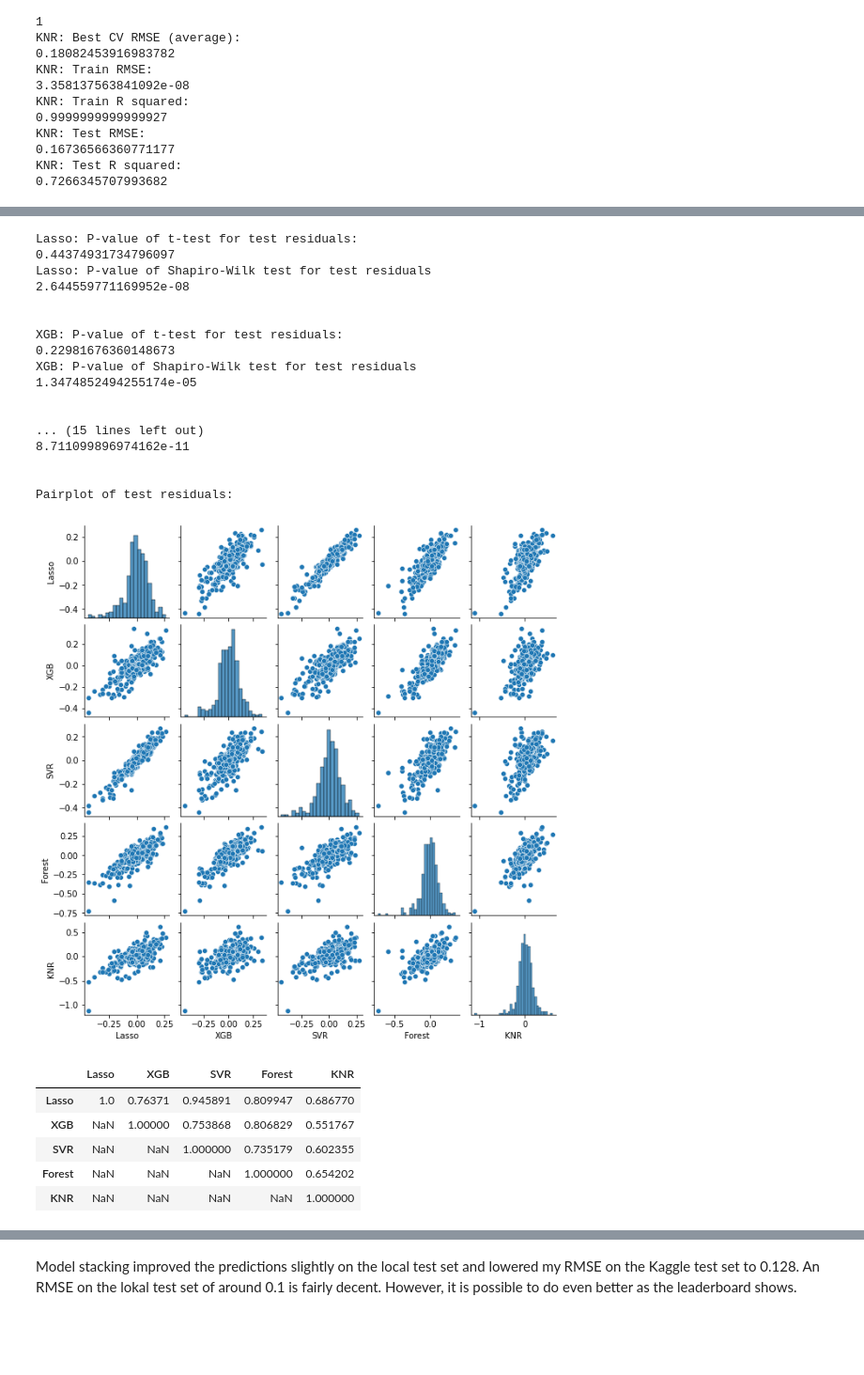
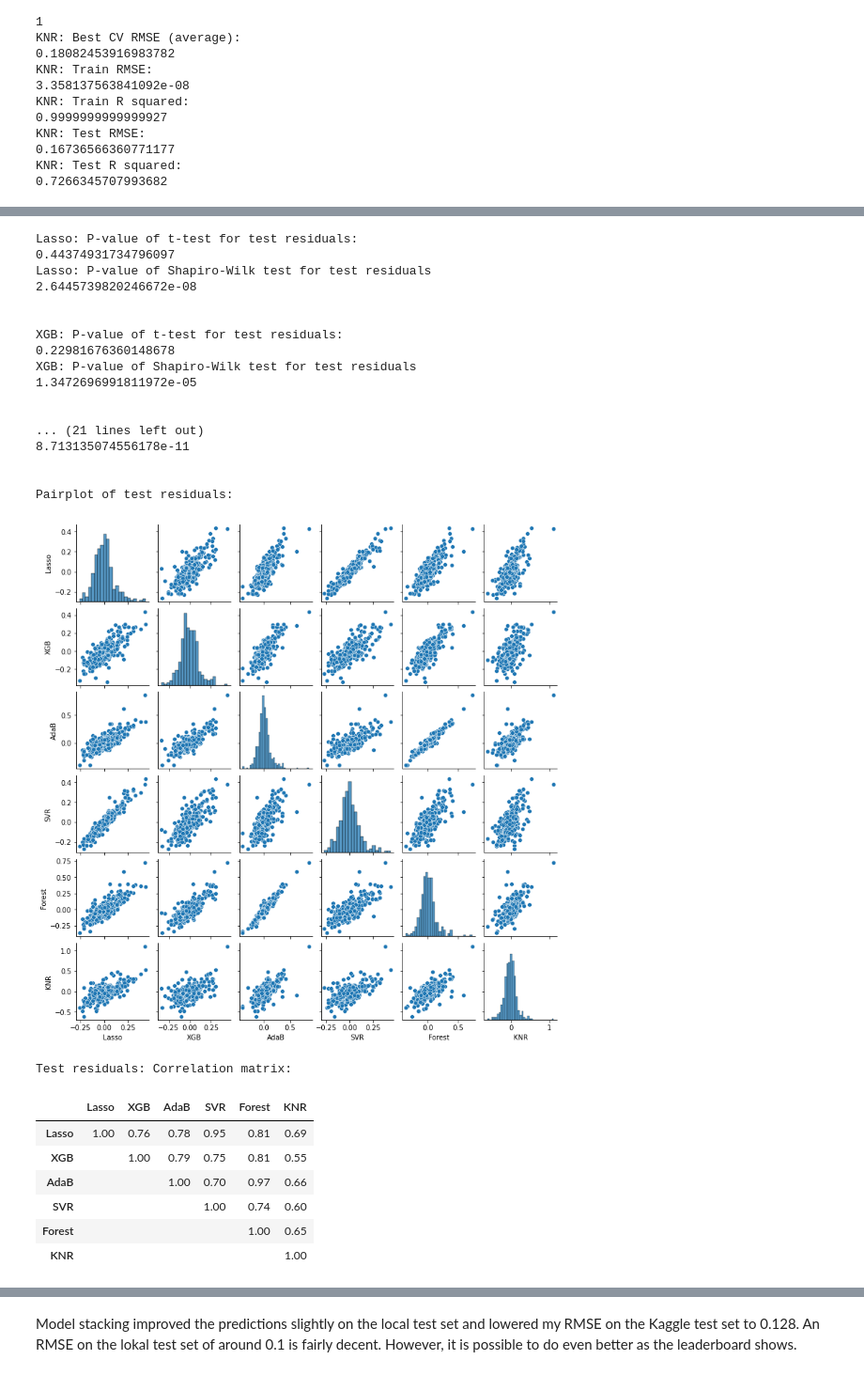
Before and after one commit to LuckyChapeau/kaggle-house-prices, a Jupyter notebook: House_Prices_Comp_Kaggle_LTs.ipynb, the cells around one changed output, grey strips where cells are left out. Shown at 94% size. Cells and saved outputs as stored; diff of their text form; code cells hidden in the pictures; blank space fills up the shorter version.

```diff
--- a/House_Prices_Comp_Kaggle_LTs.ipynb
+++ b/House_Prices_Comp_Kaggle_LTs.ipynb
@@ -794,7 +798,7 @@ params = {
 
 # Init and run GridSearcher
 gridCV = GridSearchCV(
-    xgb_pipe,
+    estimator=xgb_pipe,
     param_grid=params,
     cv=kfold,
     scoring="neg_root_mean_squared_error",
@@ -842,15 +846,15 @@ Mostly I was interested in seeing if XGBoost's base trees can exploit any non-li
 
 In comparison to XGBoost, let's also try out sklearn's AdaBoostRegressor.
 # %%
-###### Fit AdaBoost ######
+###### AdaBoost ######
 # Init the base estimator
 tree_regressor = DecisionTreeRegressor(max_depth=10)
 
 # Init the AdaBoost regressor
 ada = AdaBoostRegressor(
     base_estimator=tree_regressor,
-    learning_rate=0.001,
-    loss='square',
+    learning_rate=1,
+    loss="exponential",
     random_state=10,
 )
 
@@ -862,13 +866,13 @@ ada_pipe = Pipeline([("preprocessor", preprocessor), ("ada", ada)])
 
 # Init param grid
 params = {
-    "ada__n_estimators": [500, 750],
-    "preprocessor__categorical__target_encoder__smoothing": [None, 2, 5],
+    "ada__n_estimators": [100, 150, 200],
+    "preprocessor__categorical__target_encoder__smoothing": [None, 5],
 }
 
 # Init and run GridSearcher
 gridCV = GridSearchCV(
-    ada_pipe,
+    estimator=ada_pipe,
     param_grid=params,
     cv=kfold,
     scoring="neg_root_mean_squared_error",
@@ -912,7 +916,7 @@ AdaBoost performs decently, but is not able to reach XGBoost's results.
 
 Another linear model. Using a polynomial kernel (and RBF kernel) earned me a very bad RMSE on Kaggle. That is why I decided to stick with a linear kernel. Interestingly, the non-linear kernels showed a rather good performance on the local test data.
 # %%
-###### Fit Linear SVR ######
+###### Linear SVR ######
 # Init the linear support vector regressor
 svr = LinearSVR(
     tol=1e-4, dual=False, loss="squared_epsilon_insensitive", random_state=7
@@ -933,7 +937,7 @@ params = {
 
 # Init and run GridSearcher
 gridCV = GridSearchCV(
-    svr_pipe,
+    estimator=svr_pipe,
     param_grid=params,
     cv=kfold,
     scoring="neg_root_mean_squared_error",
@@ -1003,7 +1007,7 @@ params = {
 
 # Init and run GridSearcher
 gridCV = GridSearchCV(
-    forest_pipe,
+    estimator=forest_pipe,
     param_grid=params,
     cv=kfold,
     scoring="neg_root_mean_squared_error",
@@ -1118,17 +1122,25 @@ Analysis of the test residuals reveals the following:
 def one_sample_t_test(x, h0=0, two_sided=False):
     std_x = np.std(x)
     mean_x = np.mean(x)
-    t_stat = np.sqrt(len(x)) * (mean_x - h0)/std_x
-    p_value = stats.t.cdf(t_stat, df=len(x)-1)
+    t_stat = np.sqrt(len(x)) * (mean_x - h0) / std_x
+    p_value = stats.t.cdf(t_stat, df=len(x) - 1)
     p_value = min([p_value, 1 - p_value])
     if two_sided:
-        p_value = 2*p_value
+        p_value = 2 * p_value
     return p_value
 
+
 # Print the t-test results for the test errors
-# given that H0: mean(e) = 0
-model_names = ['Lasso', 'XGB', 'SVR', 'Forest', 'KNR']
-test_errors = [lasso_test_errors, xgb_test_errors, svr_test_errors, forest_test_errors, knr_test_errors]
+# given that H0: E(e) = 0
+model_names = ["Lasso", "XGB", "AdaB", "SVR", "Forest", "KNR"]
+test_errors = [
+    lasso_test_errors,
+    xgb_test_errors,
+    ada_test_errors,
+    svr_test_errors,
+    forest_test_errors,
+    knr_test_errors,
+]
 
 for name, errors in zip(model_names, test_errors):
     _, shapiro_p_value = stats.shapiro(errors)
@@ -1138,46 +1150,50 @@ for name, errors in zip(model_names, test_errors):
     print(shapiro_p_value)
     print("\n")
 
 # Collect test errors in a data frame
 test_errors = pd.concat(test_errors, axis=1)
 test_errors.columns = model_names
 
 # Show a pair plot of the residuals
 print("Pairplot of test residuals:")
 ax = sns.pairplot(data=test_errors, height=1.8)
 plt.show()
 
 # Print the correlation coefficients
 test_errors_corr = test_errors.corr().round(2)
 for i in range(len(test_errors_corr)):
     for j in range(0, i):
         test_errors_corr.iloc[i, j] = None
-display(test_errors_corr)
+
+print("Test residuals: Correlation matrix:")
+display(test_errors_corr.style.format(na_rep="", precision=2))
 # %% [output]
 Lasso: P-value of t-test for test residuals:
 0.44374931734796097
 Lasso: P-value of Shapiro-Wilk test for test residuals
-2.644559771169952e-08
+2.6445739820246672e-08
 
 
 XGB: P-value of t-test for test residuals:
-0.22981676360148673
+0.22981676360148678
 XGB: P-value of Shapiro-Wilk test for test residuals
-1.3474852494255174e-05
+1.3472696991811972e-05
 
 
-... (15 lines left out)
-8.711099896974162e-11
+... (21 lines left out)
+8.713135074556178e-11
 
 
 Pairplot of test residuals:
-[figure, old version]
+[figure, new version]
+Test residuals: Correlation matrix:
-|  | Lasso | XGB | SVR | Forest | KNR |
-| Lasso | 1.0 | 0.76371 | 0.945891 | 0.809947 | 0.686770 |
-| XGB | NaN | 1.00000 | 0.753868 | 0.806829 | 0.551767 |
-| SVR | NaN | NaN | 1.000000 | 0.735179 | 0.602355 |
-| Forest | NaN | NaN | NaN | 1.000000 | 0.654202 |
-| KNR | NaN | NaN | NaN | NaN | 1.000000 |
+|  | Lasso | XGB | AdaB | SVR | Forest | KNR |
+| Lasso | 1.00 | 0.76 | 0.78 | 0.95 | 0.81 | 0.69 |
+| XGB |  | 1.00 | 0.79 | 0.75 | 0.81 | 0.55 |
+| AdaB |  |  | 1.00 | 0.70 | 0.97 | 0.66 |
+| SVR |  |  |  | 1.00 | 0.74 | 0.60 |
+| Forest |  |  |  |  | 1.00 | 0.65 |
+| KNR |  |  |  |  |  | 1.00 |
 # %% [markdown]
 Observation (a) shows us that the four best performing estimators seem to produce unbiased or only slightly biased predictions.
 
```
Also changed, not shown: parts of 23 cells of this notebook, 2 other files.
